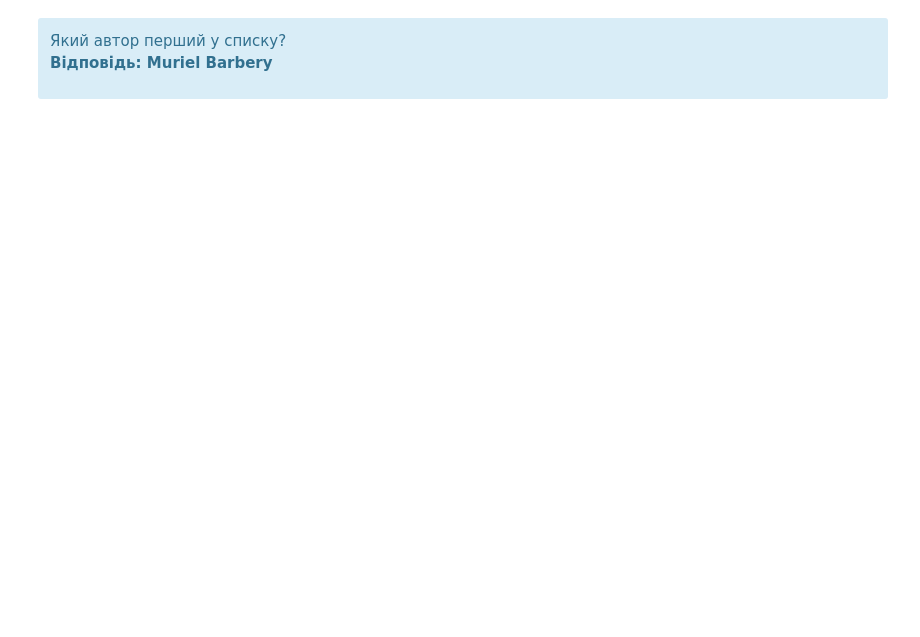
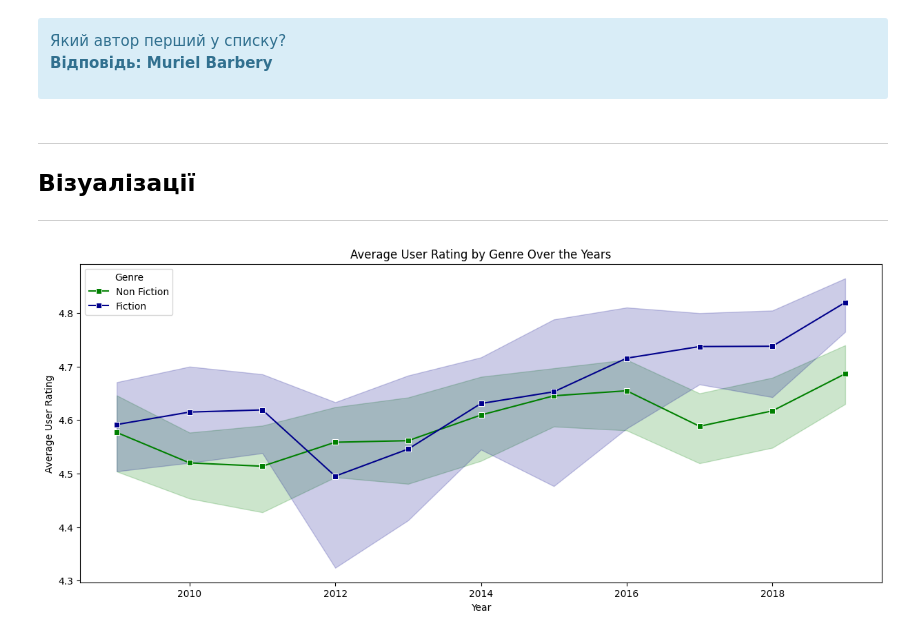
Before and after one commit to olga-ivanko/DataScience, a Jupyter notebook: Hw2.3.ipynb, the cells around one changed output. Cells and saved outputs as stored; diff of their text form; code cells hidden in the pictures; blank space fills up the shorter version.

Commit message:
2.3 ready graphs added

```diff
--- a/Hw2.3.ipynb
+++ b/Hw2.3.ipynb
@@ -229,3 +339,23 @@ author_stats.sort_values(by=["book_count", "avg_rating"], ascending= [True, True
 
  **Відповідь:  Muriel Barbery**
 </div>
+# %% [markdown]
+***
+## Візуалізації
+***
+# %%
+import seaborn as sns
+import matplotlib.pyplot as plt
+
+plt.figure(figsize=(15, 6))
+new_palette = ["green", "darkblue"]
+sns.lineplot(
+    data=df, x="year", y="user_rating", hue="genre", marker="s", palette=new_palette
+)
+plt.title("Average User Rating by Genre Over the Years")
+plt.xlabel("Year")
+plt.ylabel("Average User Rating")
+plt.legend(title="Genre")
+plt.show()
+# %% [output]
+[figure, added]
```
Also changed, not shown: parts of 21 cells of this notebook.
